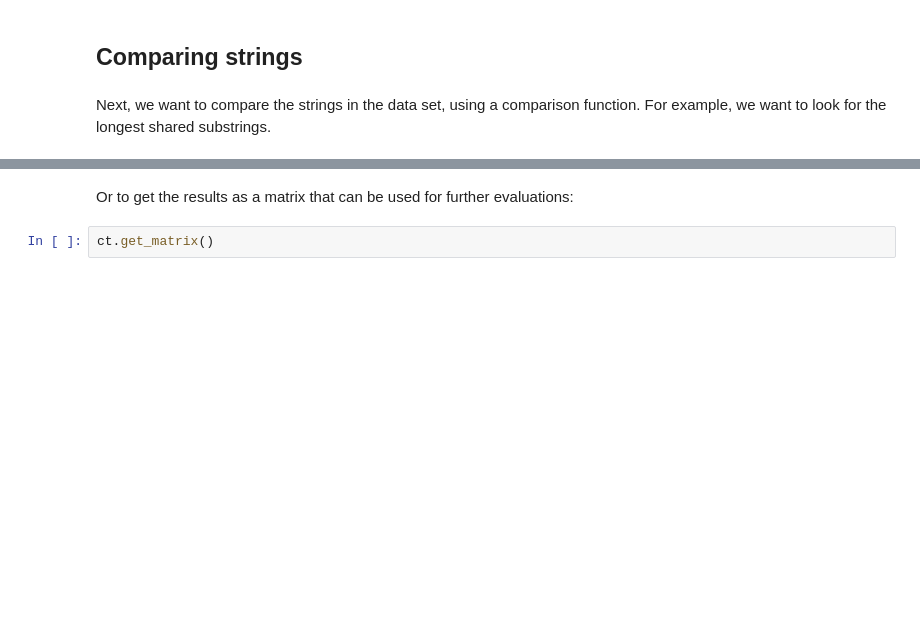
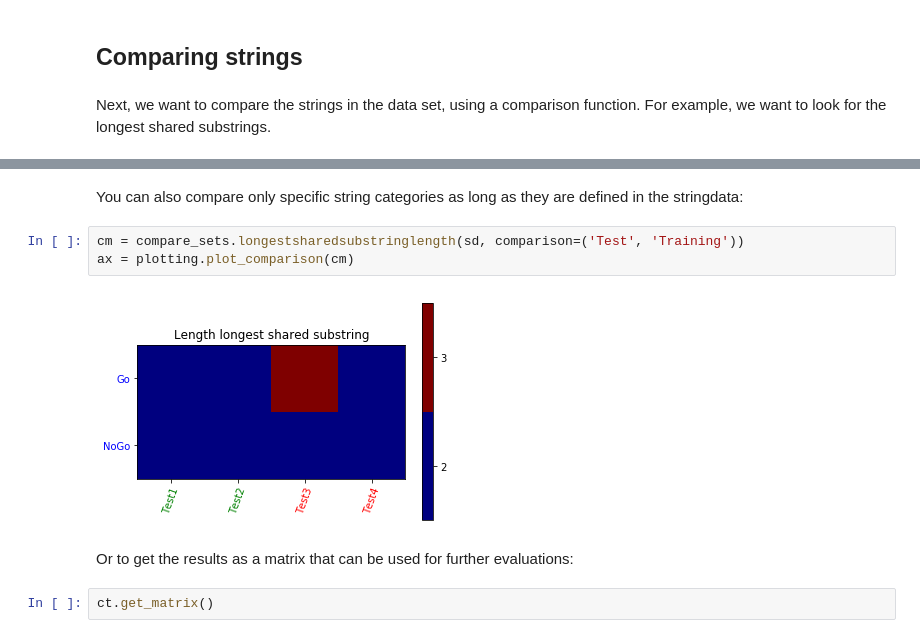
Before and after one commit to gjlbeckers-uu/aglcheck, a Jupyter notebook: tutorials/basic_use.ipynb, the cells around one changed output, grey strips where cells are left out. Drawn from its saved outputs; the diff is of its cells as text; blank space fills up the shorter version.

```diff
--- a/tutorials/basic_use.ipynb
+++ b/tutorials/basic_use.ipynb
@@ -54,3 +78,10 @@ ax = plotting.plot_comparison(ct)
+# %% [markdown]
+You can also compare only specific string categories as long as they are defined in the stringdata:
+# %%
+cm = compare_sets.longestsharedsubstringlength(sd, comparison=('Test', 'Training'))
+ax = plotting.plot_comparison(cm)
+# %% [output]
+[figure, added]
 # %% [markdown]
 Or to get the results as a matrix that can be used for further evaluations:
 # %%
```
Also changed, not shown: parts of 21 cells of this notebook, 4 other files.
